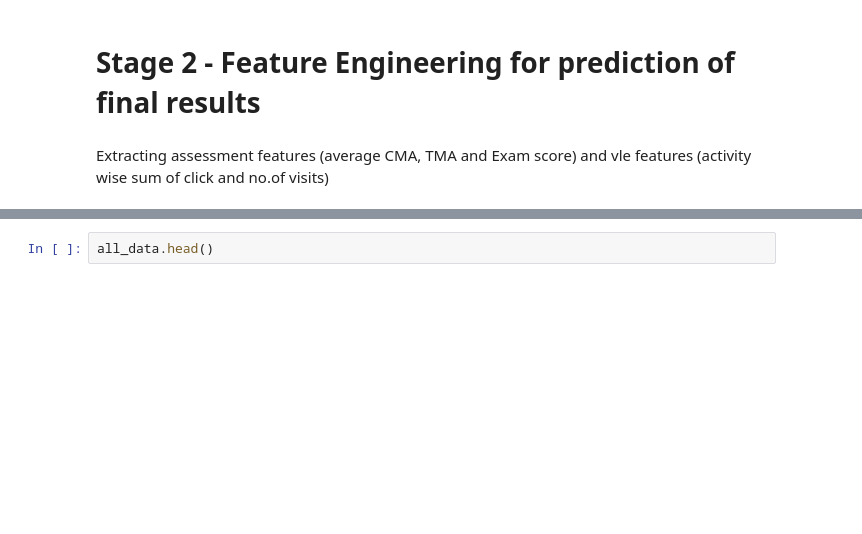
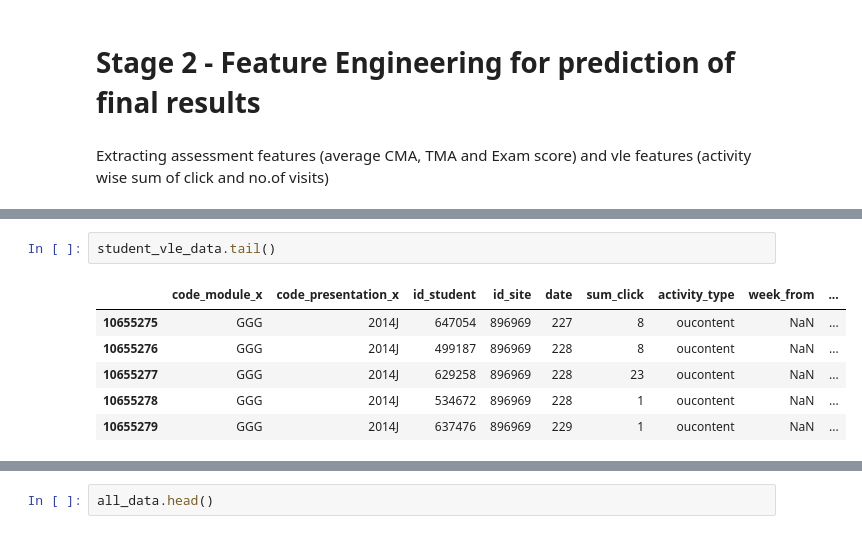
Before and after one commit to pratya3587/LA-EDM-, a Jupyter notebook: LA Course Project.ipynb, the cells around one changed output, grey strips where cells are left out. Cells and saved outputs as stored; diff of their text form; blank space fills up the shorter version.

```diff
--- a/LA Course Project.ipynb
+++ b/LA Course Project.ipynb
@@ -390,0 +423,9 @@ Extracting assessment features (average CMA, TMA and Exam score) and vle feature
+# %%
+student_vle_data.tail()
+# %% [output]
+|  | code_module_x | code_presentation_x | id_student | id_site | date | sum_click | activity_type | week_from | ... |
+| 10655275 | GGG | 2014J | 647054 | 896969 | 227 | 8 | oucontent | NaN | ... |
+| 10655276 | GGG | 2014J | 499187 | 896969 | 228 | 8 | oucontent | NaN | ... |
+| 10655277 | GGG | 2014J | 629258 | 896969 | 228 | 23 | oucontent | NaN | ... |
+| 10655278 | GGG | 2014J | 534672 | 896969 | 228 | 1 | oucontent | NaN | ... |
+| 10655279 | GGG | 2014J | 637476 | 896969 | 229 | 1 | oucontent | NaN | ... |
```
Also changed, not shown: parts of 53 cells of this notebook.
